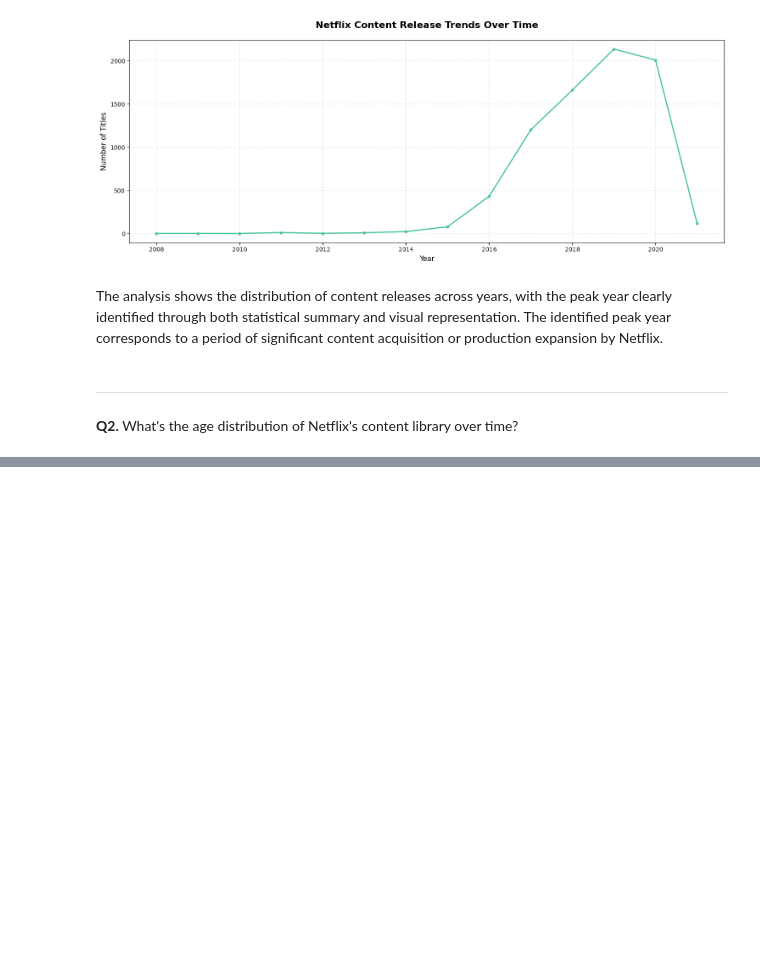
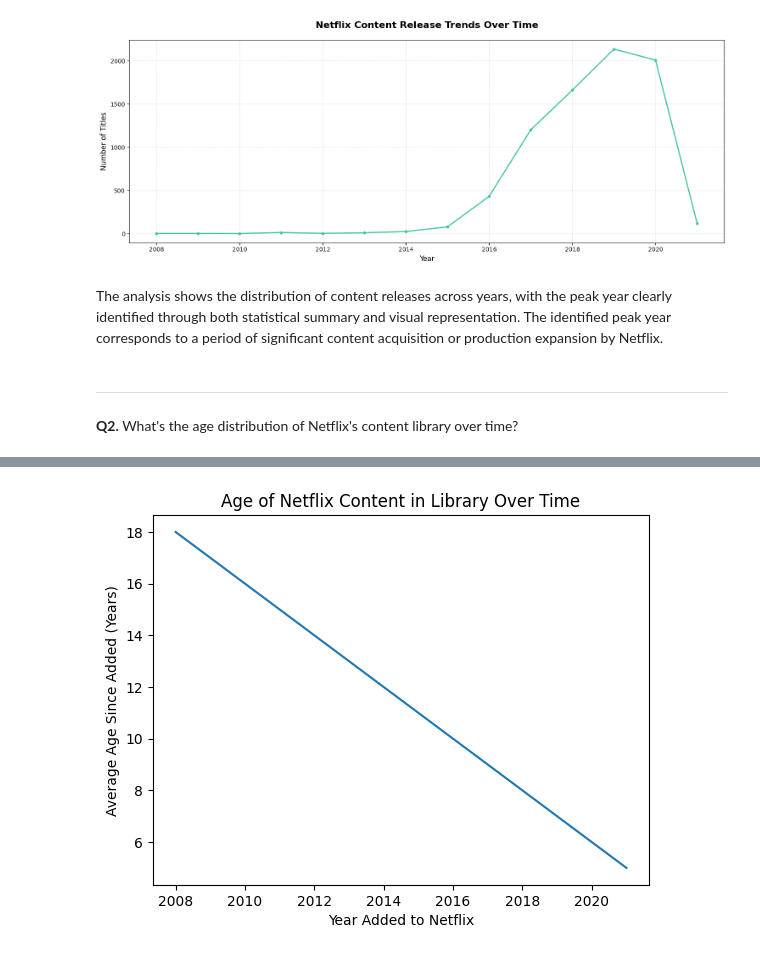
Before and after one commit to Ekoink/movie-trends-analysis, a Jupyter notebook: Netflix_Dataset_Analysis.ipynb, the cells around one changed output, grey strips where cells are left out. Drawn from its saved outputs; the diff is of its cells as text; code cells hidden in the pictures; blank space fills up the shorter version.

```diff
--- a/Netflix_Dataset_Analysis.ipynb
+++ b/Netflix_Dataset_Analysis.ipynb
@@ -386,3 +386,21 @@ The analysis shows the distribution of content releases across years, with the p
 ---
 # %% [markdown]
 **Q2.** What's the age distribution of Netflix's content library over time?
+# %%
+print(data.columns)
+
+from datetime import datetime
+
+# Drop rows with missing Year AND force a copy
+data_clean = data.dropna(subset=['Year']).copy()
+
+# Convert Year to integer safely
+data_clean.loc[:, 'Year'] = data_clean['Year'].astype(int)
+
+# Get current year
+current_year = datetime.now().year
+
+# Calculate age since added to Netflix
+data_clean.loc[:, 'Content_Age'] = current_year - data_clean['Year']
+
+data_clean.groupby('Year')['Content_Age'].describe()
@@ -388,0 +428,13 @@ The analysis shows the distribution of content releases across years, with the p
+# %%
+import matplotlib.pyplot as plt
+
+avg_age_per_year = (data_clean.groupby('Year')['Content_Age'].mean().reset_index())
+
+plt.figure()
+plt.plot(avg_age_per_year['Year'], avg_age_per_year['Content_Age'])
+plt.xlabel('Year Added to Netflix')
+plt.ylabel('Average Age Since Added (Years)')
+plt.title('Age of Netflix Content in Library Over Time')
+plt.show()
+# %% [output]
+[figure, added]
```
Also changed, not shown: parts of 1 cell of this notebook.
